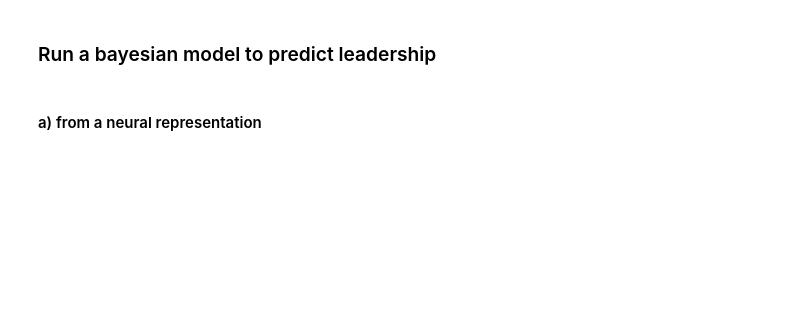
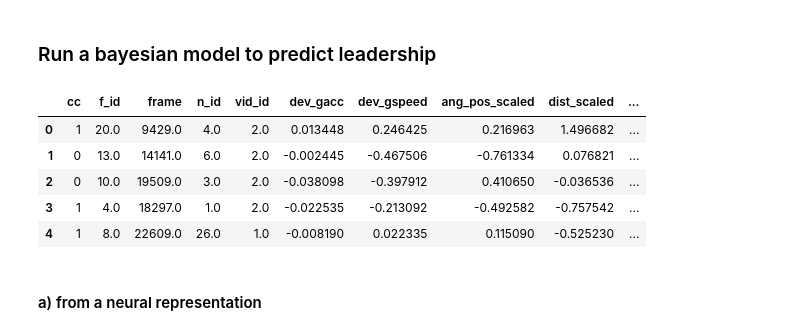
Before and after one commit to vivekhsridhar/INFL_2022, a Jupyter notebook: 05F_leadership_models_fish.ipynb, the cells around one changed output. Cells and saved outputs as stored; diff of their text form; code cells hidden in the pictures; blank space fills up the shorter version.

```diff
--- a/05F_leadership_models_fish.ipynb
+++ b/05F_leadership_models_fish.ipynb
@@ -117,16 +135,23 @@ df = df.dropna()
 # %% [markdown]
 ### Run a bayesian model to predict leadership
 # %%
-bayes_df0 = df[df['cc2'] == 0].sample(n = bayes_sample//2)
-bayes_df1 = df[df['cc2'] == 1].sample(n = bayes_sample//2)
+bayes_df0 = df[df['cc'] == 0].sample(n = bayes_sample//2)
+bayes_df1 = df[df['cc'] == 1].sample(n = bayes_sample//2)
 bayes_df = pd.concat((bayes_df0, bayes_df1), axis=0)
 bayes_df = bayes_df.sample(frac=1).reset_index(drop=True)
 
 del bayes_df0
 del bayes_df1
 
 bayes_df['cc_rand'] = bayes_df['cc']
 bayes_df['cc_rand'] = bayes_df['cc_rand'].sample(frac=1).values
 bayes_df.head()
+# %% [output]
+|  | cc | f_id | frame | n_id | vid_id | dev_gacc | dev_gspeed | ang_pos_scaled | dist_scaled | ... |
+| 0 | 1 | 20.0 | 9429.0 | 4.0 | 2.0 | 0.013448 | 0.246425 | 0.216963 | 1.496682 | ... |
+| 1 | 0 | 13.0 | 14141.0 | 6.0 | 2.0 | -0.002445 | -0.467506 | -0.761334 | 0.076821 | ... |
+| 2 | 0 | 10.0 | 19509.0 | 3.0 | 2.0 | -0.038098 | -0.397912 | 0.410650 | -0.036536 | ... |
+| 3 | 1 | 4.0 | 18297.0 | 1.0 | 2.0 | -0.022535 | -0.213092 | -0.492582 | -0.757542 | ... |
+| 4 | 1 | 8.0 | 22609.0 | 26.0 | 1.0 | -0.008190 | 0.022335 | 0.115090 | -0.525230 | ... |
 # %%
 # Save the dataframe
```
Also changed, not shown: parts of 19 cells of this notebook, 14 other files.
